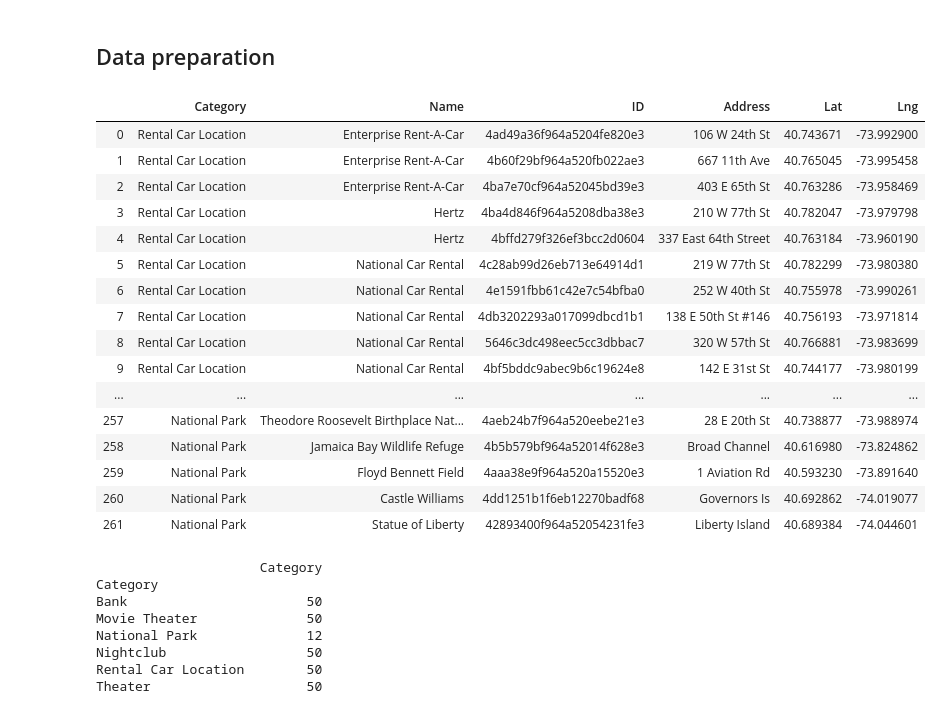
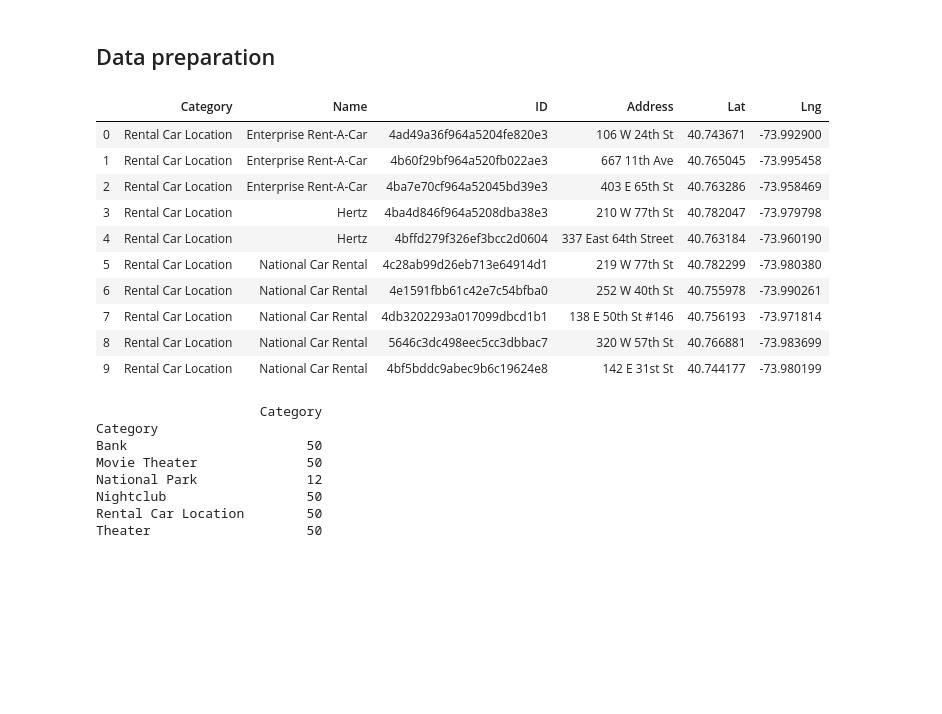
Before and after one commit to rchevez/Coursera_Capstone, a Jupyter notebook: Applied_Data_Science_Capstone_Data-Week-01.ipynb, the cells around one changed output. Cells and saved outputs as stored; diff of their text form; code cells hidden in the pictures; blank space fills up the shorter version.

```diff
--- a/Applied_Data_Science_Capstone_Data-Week-01.ipynb
+++ b/Applied_Data_Science_Capstone_Data-Week-01.ipynb
@@ -68,9 +68,9 @@ Libraries Loaded
 ## Get latitude and longitude The Hotel Data
 
 #Foursquare Credentials to Acces API FourSquare
-CLIENT_ID = 'XXXXXXXXXXXXXXXXXXXXXXXXXXXX'
-CLIENT_SECRET = 'XXXXXXXXXXXXXXXXXXXXXXXXXXXX''
-VERSION = '20200526'
+CLIENT_ID = 'YJNK5Q1DMJNELAVAABGL0JOXFPBMQIPKINN5QFFBC51SFOJ0' # your Foursquare ID
+CLIENT_SECRET = 'OTGFLSHNAD3VBVEFJBC0HCZFJ4SP2EYR1DBNRCKPRFRQDEKE' # your Foursquare Secret
+VERSION = '20180604'
 
 name = "Hotel Pennsylvania" # Venue Name to search in FourSquare API
 city = "Manhattan, NY" # City where We will find the Hotel
@@ -120,35 +120,29 @@ for catid in namesel:
 # %%
 # Extracting Data needed to Dataframe
 
 Datanyc = pd.DataFrame(columns=['Name', 'ID', 'Address', 'Lat', 'Lng','Category'])
 for catid in namesel:
     Datatemp = pd.DataFrame(data_venues[catid], columns=['Name', 'ID', 'Address', 'Lat', 'Lng'])
     Datatemp['Category'] = catid
     Datanyc = Datanyc.append(Datatemp, ignore_index=True)
 
 Datanyc.dropna(how='all')    #to drop if all values in the row are nan
 Datanyc = Datanyc[['Category','Name', 'ID', 'Address', 'Lat', 'Lng']]
 Datanyc.reset_index(drop=True, inplace=True)
 
-Datanyc
+Datanyc.head(10)
 # %% [output]
 |  | Category | Name | ID | Address | Lat | Lng |
 | 0 | Rental Car Location | Enterprise Rent-A-Car | 4ad49a36f964a5204fe820e3 | 106 W 24th St | 40.743671 | -73.992900 |
 | 1 | Rental Car Location | Enterprise Rent-A-Car | 4b60f29bf964a520fb022ae3 | 667 11th Ave | 40.765045 | -73.995458 |
 | 2 | Rental Car Location | Enterprise Rent-A-Car | 4ba7e70cf964a52045bd39e3 | 403 E 65th St | 40.763286 | -73.958469 |
 | 3 | Rental Car Location | Hertz | 4ba4d846f964a5208dba38e3 | 210 W 77th St | 40.782047 | -73.979798 |
 | 4 | Rental Car Location | Hertz | 4bffd279f326ef3bcc2d0604 | 337 East 64th Street | 40.763184 | -73.960190 |
 | 5 | Rental Car Location | National Car Rental | 4c28ab99d26eb713e64914d1 | 219 W 77th St | 40.782299 | -73.980380 |
 | 6 | Rental Car Location | National Car Rental | 4e1591fbb61c42e7c54bfba0 | 252 W 40th St | 40.755978 | -73.990261 |
 | 7 | Rental Car Location | National Car Rental | 4db3202293a017099dbcd1b1 | 138 E 50th St #146 | 40.756193 | -73.971814 |
 | 8 | Rental Car Location | National Car Rental | 5646c3dc498eec5cc3dbbac7 | 320 W 57th St | 40.766881 | -73.983699 |
 | 9 | Rental Car Location | National Car Rental | 4bf5bddc9abec9b6c19624e8 | 142 E 31st St | 40.744177 | -73.980199 |
-| ... | ... | ... | ... | ... | ... | ... |
-| 257 | National Park | Theodore Roosevelt Birthplace Nat... | 4aeb24b7f964a520eebe21e3 | 28 E 20th St | 40.738877 | -73.988974 |
-| 258 | National Park | Jamaica Bay Wildlife Refuge | 4b5b579bf964a52014f628e3 | Broad Channel | 40.616980 | -73.824862 |
-| 259 | National Park | Floyd Bennett Field | 4aaa38e9f964a520a15520e3 | 1 Aviation Rd | 40.593230 | -73.891640 |
-| 260 | National Park | Castle Williams | 4dd1251b1f6eb12270badf68 | Governors Is | 40.692862 | -74.019077 |
-| 261 | National Park | Statue of Liberty | 42893400f964a52054231fe3 | Liberty Island | 40.689384 | -74.044601 |
 # %%
 # showing and checking the categories that the user wanted is included in dataframe
 print(Datanyc.groupby(["Category"])[['Category']].count())
```
Also changed, not shown: parts of 3 cells of this notebook.
